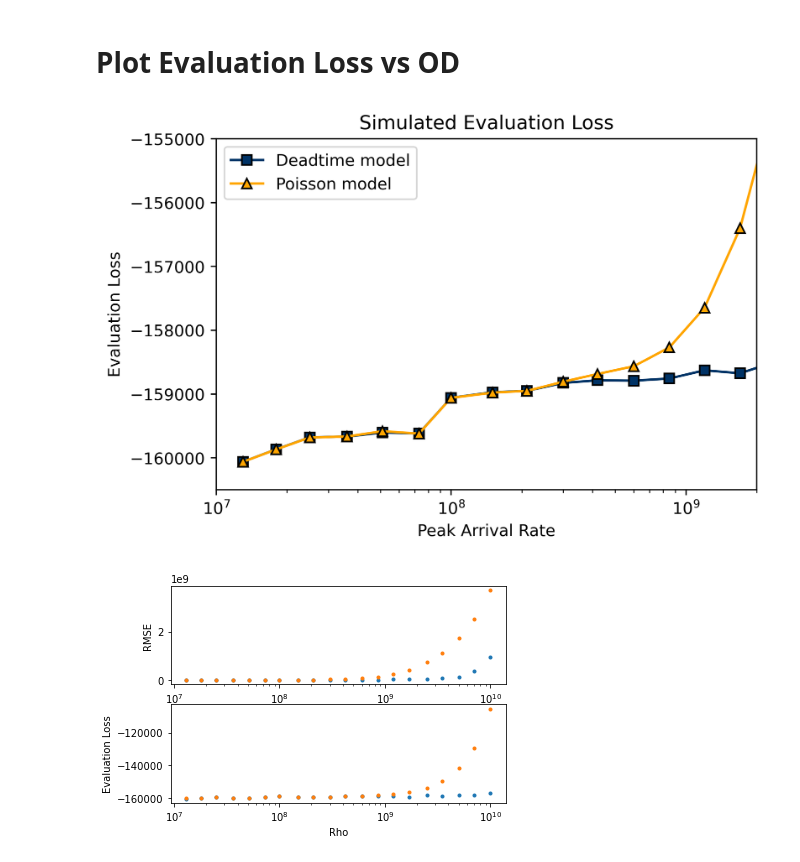
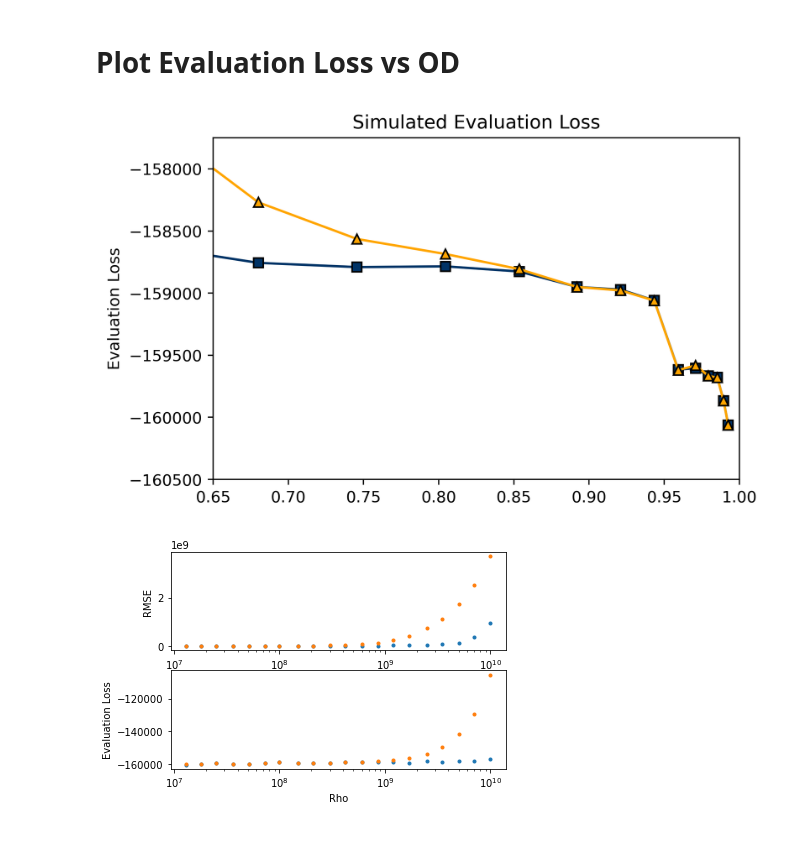
Before and after one commit to gkirchhoff32/ARSENL_backscatter_experiments, a Jupyter notebook: scripts/plot_eval_loss.ipynb, the cells around one changed output. Saved outputs shown, nothing was run; the diff lists cells and outputs as text; code cells hidden in the pictures.

Commit message:
updating plots to have active fraction on x-axis

```diff
--- a/scripts/plot_eval_loss.ipynb
+++ b/scripts/plot_eval_loss.ipynb
@@ -69,6 +69,7 @@ optimal_C = df_dtime['Optimal Scaling Factor'].dropna()
 if use_sim_data:
     rho_dtime = df_dtime['Rho']
     rho_pois = df_pois['Rho']
+    percent_active = percent_active.to_numpy()
 else:
     OD = df_dtime['OD'][:-1]
     transmit_factor = 10**(-OD)
@@ -82,6 +83,7 @@ if use_sim_data:
     sort_idx = np.argsort(rho_dtime.to_numpy())
     rho_dtime = rho_dtime[sort_idx]
     rho_pois = rho_pois[sort_idx]
+    percent_active = percent_active[sort_idx]
     if use_rmse:
         RMSE_dtime_lst = RMSE_dtime_lst[sort_idx]
         RMSE_pois_lst = RMSE_pois_lst[sort_idx]
@@ -91,46 +93,53 @@ if use_sim_data:
 # %%
 fig = plt.figure(dpi=400)
 ax = fig.add_subplot(111)
 if use_sim_data:
+    skip_num = 0
     if use_rmse:
-        ax.plot(rho_dtime.to_numpy(), RMSE_dtime_lst, 's-', color='#003366', markeredgecolor='black', label='Deadtime model')
-        ax.plot(rho_pois.to_numpy(), RMSE_pois_lst, '^-', color='orange', markeredgecolor='black', label='Poisson model')
+#         ax.plot(rho_dtime.to_numpy(), RMSE_dtime_lst, 's-', color='#003366', markeredgecolor='black', label='Deadtime model')
+#         ax.plot(rho_pois.to_numpy(), RMSE_pois_lst, '^-', color='orange', markeredgecolor='black', label='Poisson model')
+        ax.plot(percent_active[skip_num:], RMSE_dtime_lst[skip_num:], 's-', color='#003366', markeredgecolor='black', label='Deadtime model')
+        ax.plot(percent_active[skip_num:], RMSE_pois_lst[skip_num:], '^-', color='orange', markeredgecolor='black', label='Poisson model')
 #         ax.set_ylabel('RMSE')
-#         ax.set_yscale('log')
 #         ax.set_title('Simulated RMSE')
-#         plt.legend()
     else:
-        ax.plot(rho_dtime, eval_loss_dtime, 's-', color='#003366', markeredgecolor='black', label='Deadtime model')
-        ax.plot(rho_pois, eval_loss_pois, '^-', color='orange', markeredgecolor='black', label='Poisson model')
+#         ax.plot(rho_dtime, eval_loss_dtime, 's-', color='#003366', markeredgecolor='black', label='Deadtime model')
+#         ax.plot(rho_pois, eval_loss_pois, '^-', color='orange', markeredgecolor='black', label='Poisson model')
+        ax.plot(percent_active[skip_num:], eval_loss_dtime[skip_num:], 's-', color='#003366', markeredgecolor='black', label='Deadtime model')
+        ax.plot(percent_active[skip_num:], eval_loss_pois[skip_num:], '^-', color='orange', markeredgecolor='black', label='Poisson model')
         ax.set_ylabel('Evaluation Loss')
         ax.set_title('Simulated Evaluation Loss')
-        plt.legend()
-    ax.set_xlabel('Peak Arrival Rate')
+#     ax.set_xlabel('Peak Arrival Rate')
+#     ax.set_xlabel('Active Fraction')
 else:
     transmit_factor = 10**(-OD)
     atten_factor = 1-transmit_factor
 
     skip_num = 0
-    ax.plot(transmit_factor[skip_num:], eval_loss_dtime[skip_num:], 's-', color='#003366', markeredgecolor='black', label='Deadtime model')
-    ax.plot(transmit_factor[skip_num:], eval_loss_pois[skip_num:], '^-', color='orange', markeredgecolor='black', label='Poisson model')
-    ax.set_xlabel('Optical Transmission')
-    ax.set_ylabel('Evaluation Loss')
-    ax.set_title('Measurement Evaluation Loss')
-    plt.legend()
+    ax.plot(percent_active[skip_num:], eval_loss_dtime[skip_num:], 's-', color='#003366', markeredgecolor='black', label='Deadtime model')
+    ax.plot(percent_active[skip_num:], eval_loss_pois[skip_num:], '^-', color='orange', markeredgecolor='black', label='Poisson model')
+#     ax.set_xlabel('Optical Transmission')
+#     ax.set_xlabel('Active Fraction')
+#     ax.set_ylabel('Evaluation Loss')
+#     ax.set_title('Measurement Evaluation Loss')
 
-plt.xscale('log')
+# plt.xscale('log')
 # plt.xlim([4e-4, 3.5e-3])
 # plt.ylim([-174500, -173000])
-plt.xlim([10**7, 2e9])
-plt.ylim([-160500,-155000])
+# plt.xlim([10**7, 2e9])
+plt.ylim([-160500,-157750])
+plt.xlim([0.65, 1])
+# plt.ylim([-0.1e8, 0.2e9])
+# plt.ylim([-174500, -173000])
 
+# plt.legend()
 
 save_dir = home + r'/Downloads'
 save_plt_file = r'/eval_loss_comparison.png'
 fig.savefig(save_dir + save_plt_file)
 plt.show()
 # %% [output]
-[figure, old version]
+[figure, new version]
 # %%
 plt.plot(RMSE_dtime_lst, eval_loss_dtime, '.', label='deadtime')
 # plt.plot(RMSE_pois_lst, eval_loss_pois, '.', label='poisson')
```
